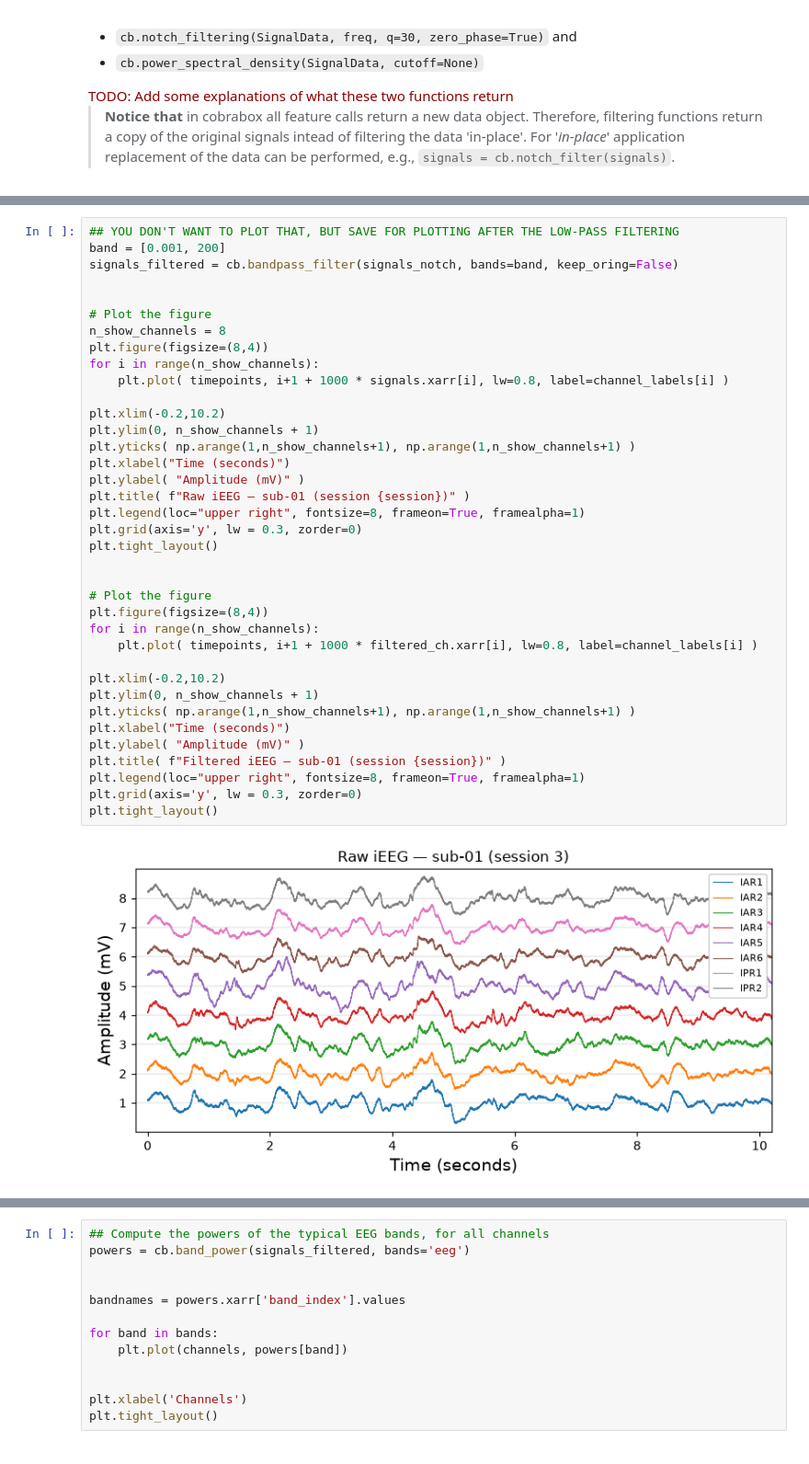
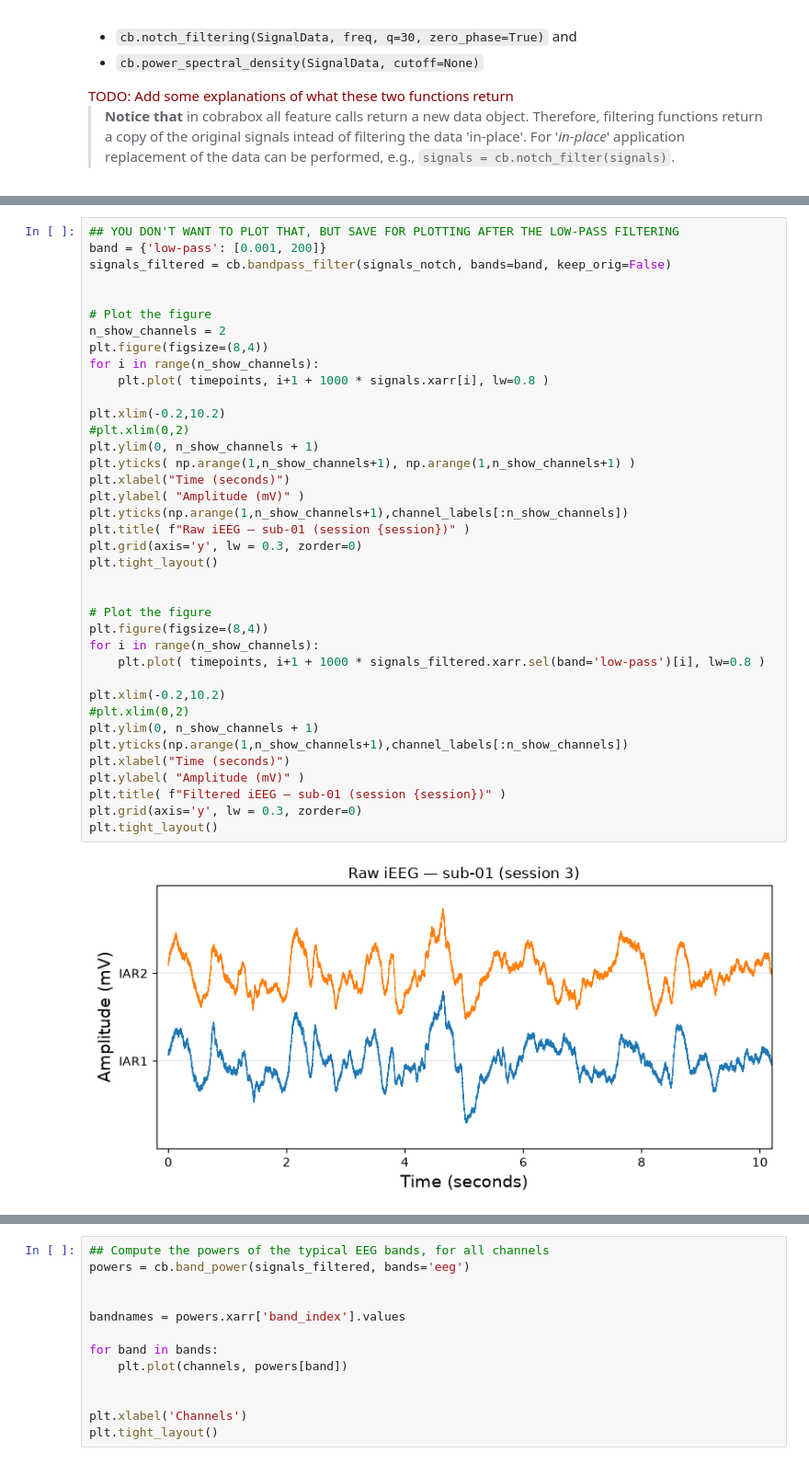
Before and after one commit to cobragroup/cobrabox, a Jupyter notebook: Pipelines/tutorial_data_exploration.ipynb, the cells around one changed output, grey strips where cells are left out. Shown at 92% size. Cells and saved outputs as stored; diff of their text form.

```diff
--- a/Pipelines/tutorial_data_exploration.ipynb
+++ b/Pipelines/tutorial_data_exploration.ipynb
@@ -418,39 +417,40 @@ We use function `bandpass_filter()` which has parameters ... FINISH THIS
 # %%
 ## YOU DON'T WANT TO PLOT THAT, BUT SAVE FOR PLOTTING AFTER THE LOW-PASS FILTERING
-band = [0.001, 200]
-signals_filtered = cb.bandpass_filter(signals_notch, bands=band, keep_oring=False)
+band = {'low-pass': [0.001, 200]}
+signals_filtered = cb.bandpass_filter(signals_notch, bands=band, keep_orig=False)
 
 
 # Plot the figure
-n_show_channels = 8
+n_show_channels = 2
 plt.figure(figsize=(8,4))
 for i in range(n_show_channels):
-    plt.plot( timepoints, i+1 + 1000 * signals.xarr[i], lw=0.8, label=channel_labels[i] )
+    plt.plot( timepoints, i+1 + 1000 * signals.xarr[i], lw=0.8 )
 
 plt.xlim(-0.2,10.2)
+#plt.xlim(0,2)
 plt.ylim(0, n_show_channels + 1)
 plt.yticks( np.arange(1,n_show_channels+1), np.arange(1,n_show_channels+1) )
 plt.xlabel("Time (seconds)")
 plt.ylabel( "Amplitude (mV)" )
+plt.yticks(np.arange(1,n_show_channels+1),channel_labels[:n_show_channels])
 plt.title( f"Raw iEEG — sub-01 (session {session})" )
-plt.legend(loc="upper right", fontsize=8, frameon=True, framealpha=1)
 plt.grid(axis='y', lw = 0.3, zorder=0)
 plt.tight_layout()
 
 
 # Plot the figure
 plt.figure(figsize=(8,4))
 for i in range(n_show_channels):
-    plt.plot( timepoints, i+1 + 1000 * filtered_ch.xarr[i], lw=0.8, label=channel_labels[i] )
+    plt.plot( timepoints, i+1 + 1000 * signals_filtered.xarr.sel(band='low-pass')[i], lw=0.8 )
 
 plt.xlim(-0.2,10.2)
+#plt.xlim(0,2)
 plt.ylim(0, n_show_channels + 1)
-plt.yticks( np.arange(1,n_show_channels+1), np.arange(1,n_show_channels+1) )
+plt.yticks(np.arange(1,n_show_channels+1),channel_labels[:n_show_channels])
 plt.xlabel("Time (seconds)")
 plt.ylabel( "Amplitude (mV)" )
 plt.title( f"Filtered iEEG — sub-01 (session {session})" )
-plt.legend(loc="upper right", fontsize=8, frameon=True, framealpha=1)
 plt.grid(axis='y', lw = 0.3, zorder=0)
 plt.tight_layout()
 # %% [output]
-[figure, old version]
+[figure, new version]
```
Also changed, not shown: parts of 7 cells of this notebook.
